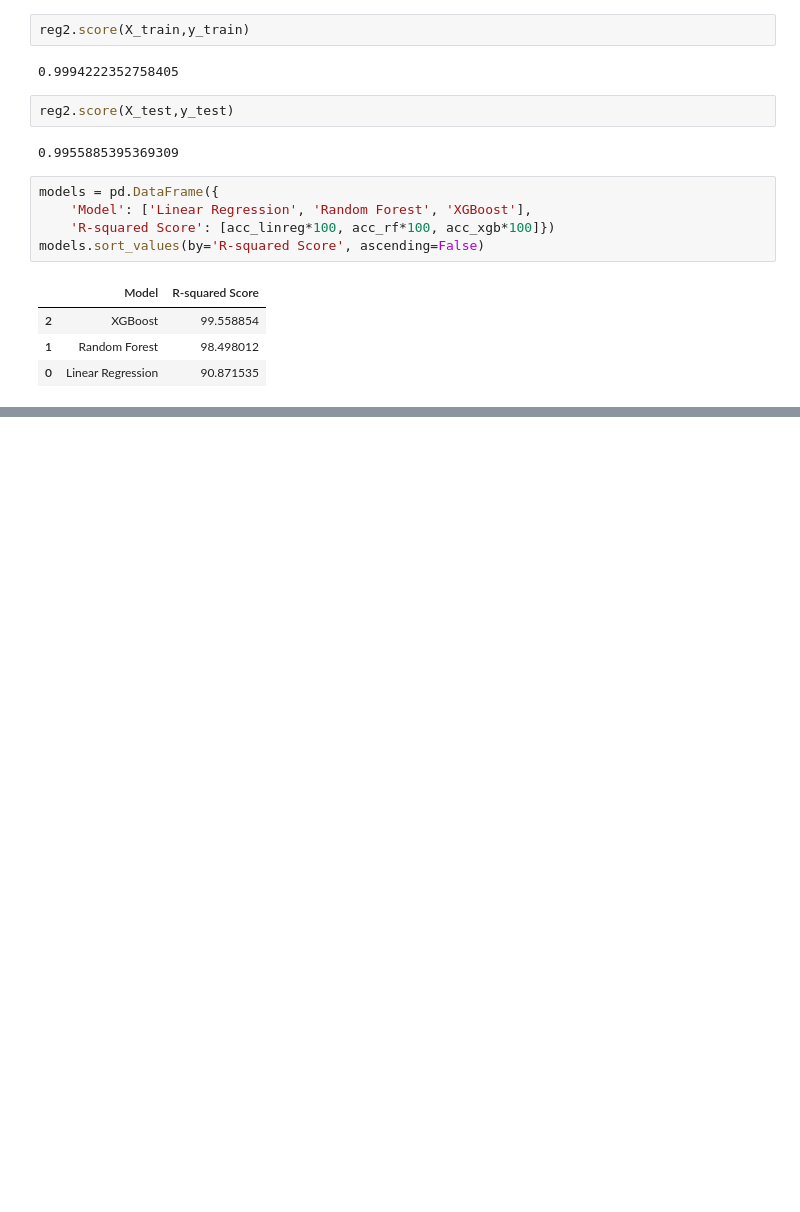
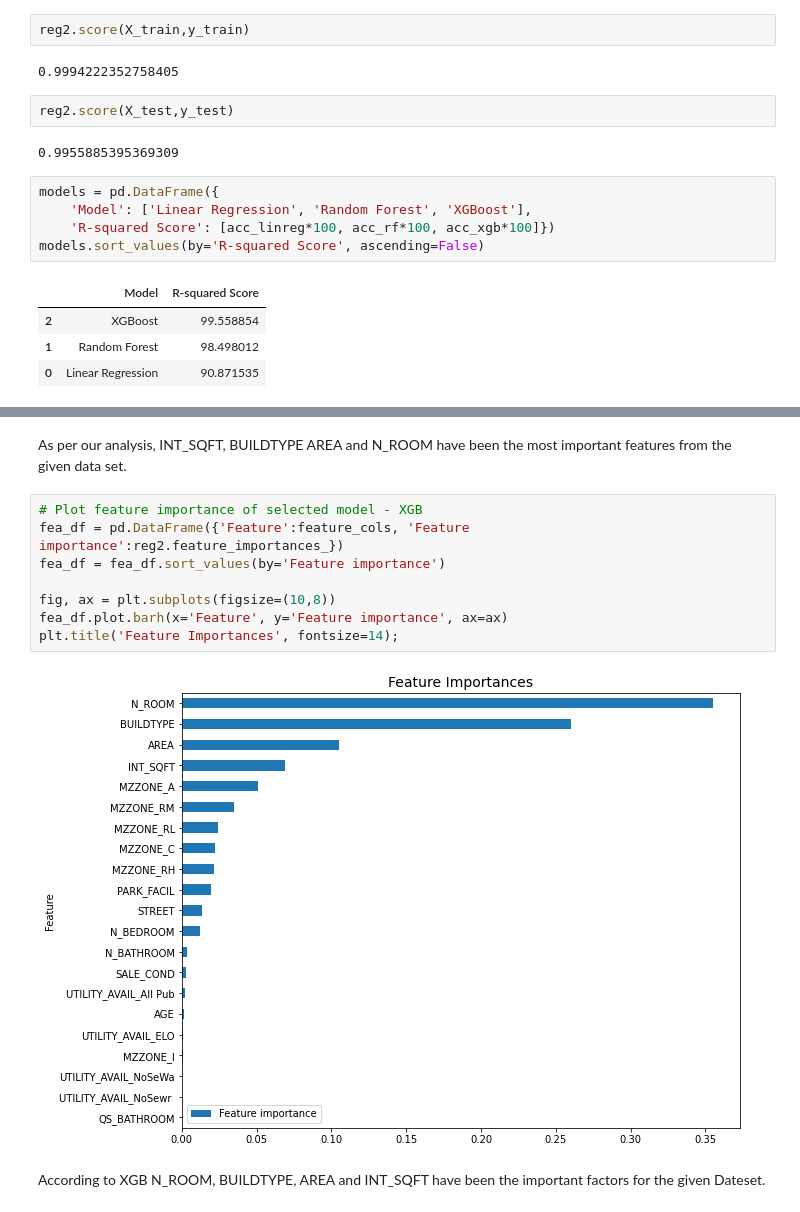
Before and after one commit to Harish-aditya/House-price-prediction, a Jupyter notebook: House_price_prediction.ipynb, the cells around one changed output, grey strips where cells are left out. Saved outputs shown, nothing was run; the diff lists cells and outputs as text; blank space fills up the shorter version.

```diff
--- a/House_price_prediction.ipynb
+++ b/House_price_prediction.ipynb
@@ -1410,0 +1423,14 @@ models.sort_values(by='R-squared Score', ascending=False)
+# %% [markdown]
+As per our analysis, INT_SQFT, BUILDTYPE AREA and N_ROOM have been the most important features from the given data set.
+# %%
+# Plot feature importance of selected model - XGB
+fea_df = pd.DataFrame({'Feature':feature_cols, 'Feature importance':reg2.feature_importances_})
+fea_df = fea_df.sort_values(by='Feature importance')
+
+fig, ax = plt.subplots(figsize=(10,8))
+fea_df.plot.barh(x='Feature', y='Feature importance', ax=ax)
+plt.title('Feature Importances', fontsize=14);
+# %% [output]
+[figure, added]
+# %% [markdown]
+According to XGB N_ROOM, BUILDTYPE, AREA and INT_SQFT have been the important factors for the given Dateset.
```
Also changed, not shown: parts of 2 cells of this notebook.
